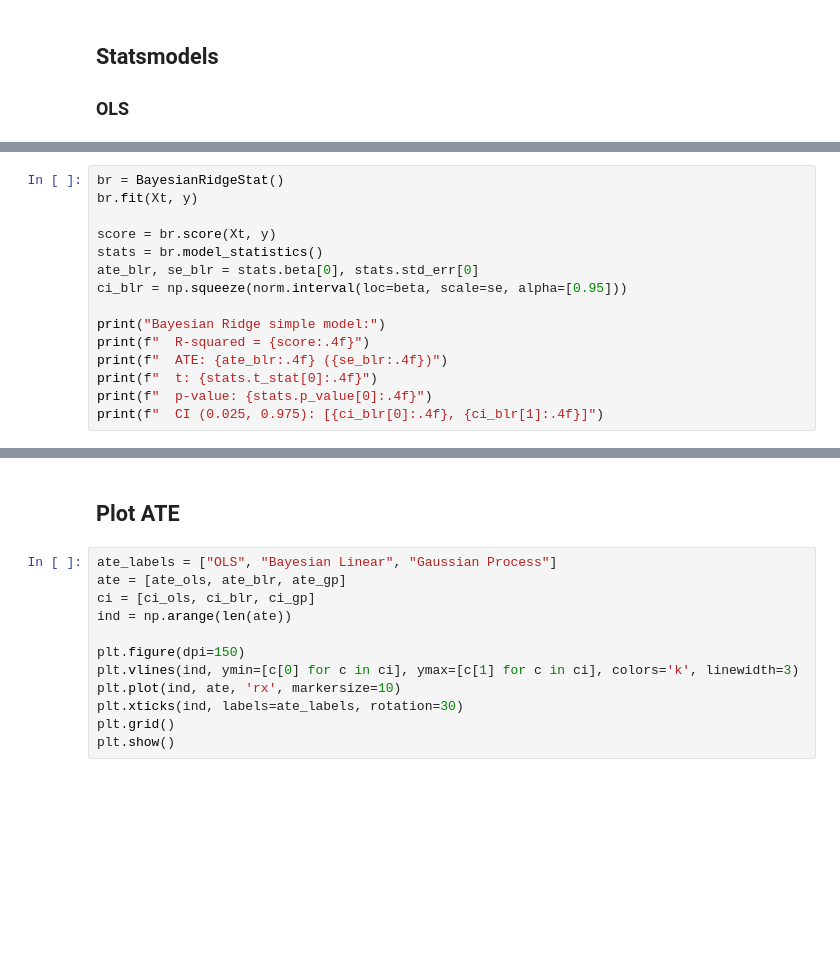
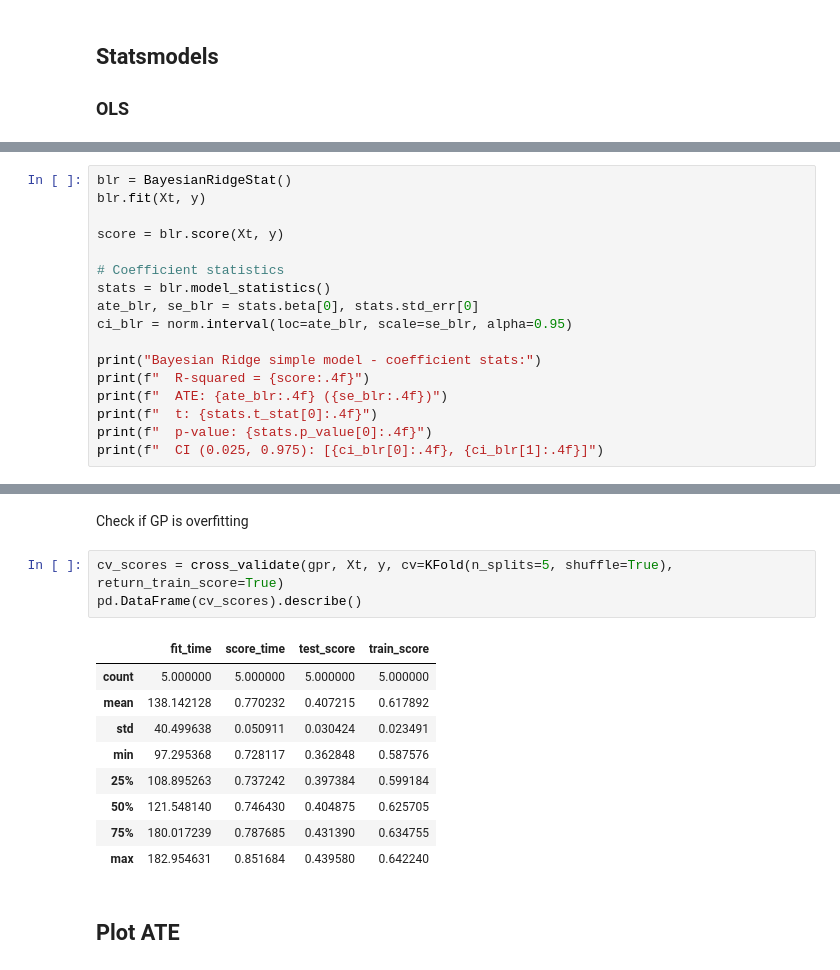
Before and after one commit to gradientinstitute/return2edu-paper, a Jupyter notebook: Direct-Bayesian.ipynb, the cells around one changed output, grey strips where cells are left out. Drawn from its saved outputs; the diff is of its cells as text; blank space fills up the shorter version.

Commit message:
fixed bayesian sampling

```diff
--- a/Direct-Bayesian.ipynb
+++ b/Direct-Bayesian.ipynb
@@ -102,13 +134,15 @@ print(res.summary())
 # %%
-br = BayesianRidgeStat()
-br.fit(Xt, y)
+blr = BayesianRidgeStat()
+blr.fit(Xt, y)
 
-score = br.score(Xt, y)
-stats = br.model_statistics()
+score = blr.score(Xt, y)
+
+# Coefficient statistics
+stats = blr.model_statistics()
 ate_blr, se_blr = stats.beta[0], stats.std_err[0]
-ci_blr = np.squeeze(norm.interval(loc=beta, scale=se, alpha=[0.95]))
+ci_blr = norm.interval(loc=ate_blr, scale=se_blr, alpha=0.95)
 
-print("Bayesian Ridge simple model:")
+print("Bayesian Ridge simple model - coefficient stats:")
 print(f"  R-squared = {score:.4f}")
 print(f"  ATE: {ate_blr:.4f} ({se_blr:.4f})")
 print(f"  t: {stats.t_stat[0]:.4f}")
@@ -152,14 +214,17 @@ print(f"  CI (0.025, 0.975): [{ci_gp[0]:.4f}, {ci_gp[1]:.4f}]")
 # %% [markdown]
-## Plot ATE
+Check if GP is overfitting
 # %%
-ate_labels = ["OLS", "Bayesian Linear", "Gaussian Process"]
-ate = [ate_ols, ate_blr, ate_gp]
-ci = [ci_ols, ci_blr, ci_gp]
-ind = np.arange(len(ate))
-
-plt.figure(dpi=150)
-plt.vlines(ind, ymin=[c[0] for c in ci], ymax=[c[1] for c in ci], colors='k', linewidth=3)
-plt.plot(ind, ate, 'rx', markersize=10)
-plt.xticks(ind, labels=ate_labels, rotation=30)
-plt.grid()
-plt.show()
+cv_scores = cross_validate(gpr, Xt, y, cv=KFold(n_splits=5, shuffle=True), return_train_score=True)
+pd.DataFrame(cv_scores).describe()
+# %% [output]
+|  | fit_time | score_time | test_score | train_score |
+| count | 5.000000 | 5.000000 | 5.000000 | 5.000000 |
+| mean | 138.142128 | 0.770232 | 0.407215 | 0.617892 |
+| std | 40.499638 | 0.050911 | 0.030424 | 0.023491 |
+| min | 97.295368 | 0.728117 | 0.362848 | 0.587576 |
+| 25% | 108.895263 | 0.737242 | 0.397384 | 0.599184 |
+| 50% | 121.548140 | 0.746430 | 0.404875 | 0.625705 |
+| 75% | 180.017239 | 0.787685 | 0.431390 | 0.634755 |
+| max | 182.954631 | 0.851684 | 0.439580 | 0.642240 |
+# %% [markdown]
+## Plot ATE
```
Also changed, not shown: parts of 14 cells of this notebook.
